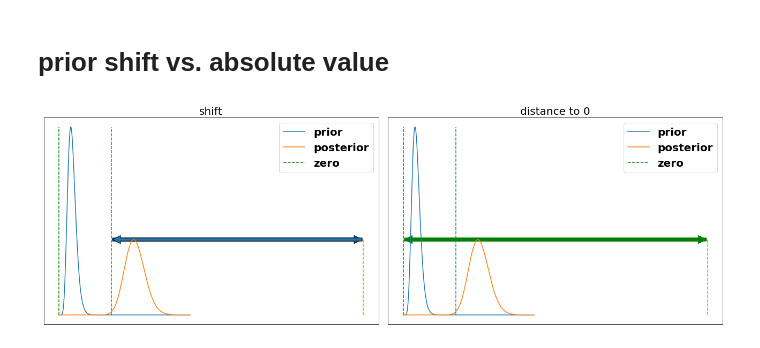
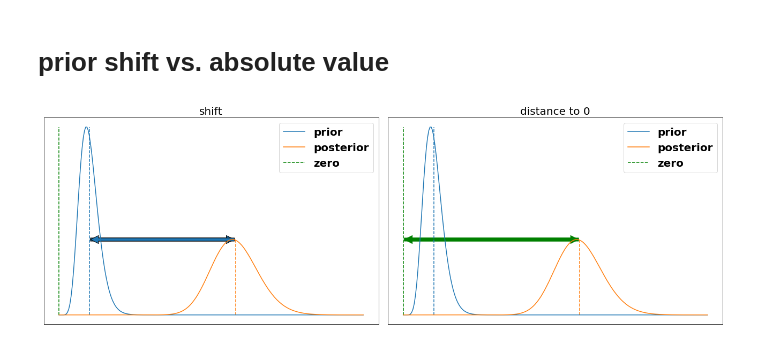
Before and after one commit to mariushobbhahn/mariushobbhahn.github.io, a Jupyter notebook: img/Probabilistic_Judging_1/Probabilistic Judging Part1.ipynb, the cells around one changed output. Saved outputs shown, nothing was run; the diff lists cells and outputs as text; code cells hidden in the pictures.

```diff
--- a/img/Probabilistic_Judging_1/Probabilistic Judging Part1.ipynb
+++ b/img/Probabilistic_Judging_1/Probabilistic Judging Part1.ipynb
@@ -835,6 +837,7 @@ fig, axs = plt.subplots(nrows=1, ncols=2, sharex=False, figsize=(18,6))
 #x_labels = ['', 'nothing happens', 'slight improvement', 'meaningful improvement', '', 'solves poverty']
 
 fs_tick_labels = 15
+x_gamma = np.linspace(0, 100, 250+1)
 
 arrow_shift_right = mpatches.FancyArrowPatch((g_p*s,gamma_5.max()), (g_5*s,gamma_5.max()),
                                  mutation_scale=30)
@@ -853,31 +856,31 @@ axs[0].set_yticks([])
 axs[0].set_xticklabels([])
 axs[0].set_xticks([])
 axs[0].legend(prop={'size': 20})
 axs[0].set_title('shift', fontsize=20)
 
 arrow_abs_right = mpatches.FancyArrowPatch((0,gamma_5.max()), (g_5*s,gamma_5.max()),
                                  mutation_scale=30, color='green')
 arrow_abs_left = mpatches.FancyArrowPatch((g_5*s,gamma_5.max()), (0,gamma_5.max()),
                                  mutation_scale=30, color='green')
 
 axs[1].add_patch(arrow_abs_right)
 axs[1].add_patch(arrow_abs_left)
 axs[1].plot(x_gamma, gamma_p, label='prior')
 axs[1].plot(x_gamma, gamma_5, label='posterior')
 axs[1].vlines(g_p*s, ymin=0, ymax=1*gamma_p.max(), linestyle='dashed', alpha=1, color="#1f77b4")
 axs[1].vlines(g_5*s, ymin=0, ymax=1*gamma_5.max(), linestyle='dashed', alpha=1, color="#ff7f0e")
 axs[1].vlines(0, ymin=0, ymax=1*gamma_p.max(), linestyle='dashed', alpha=1, color="green", label='zero')
 axs[1].set_yticklabels([])
 axs[1].set_yticks([])
 axs[1].set_xticklabels([])
 axs[1].set_xticks([])
 axs[1].legend(prop={'size': 20})
 axs[1].set_title('distance to 0', fontsize=20)
 
 
 plt.tight_layout()
 plt.savefig('shift_vs_distance0.png', dpi=300)
 
 plt.show();
 # %% [output]
-[figure, old version]
+[figure, new version]
```
Also changed, not shown: parts of 1 cell of this notebook, 10 other files.
